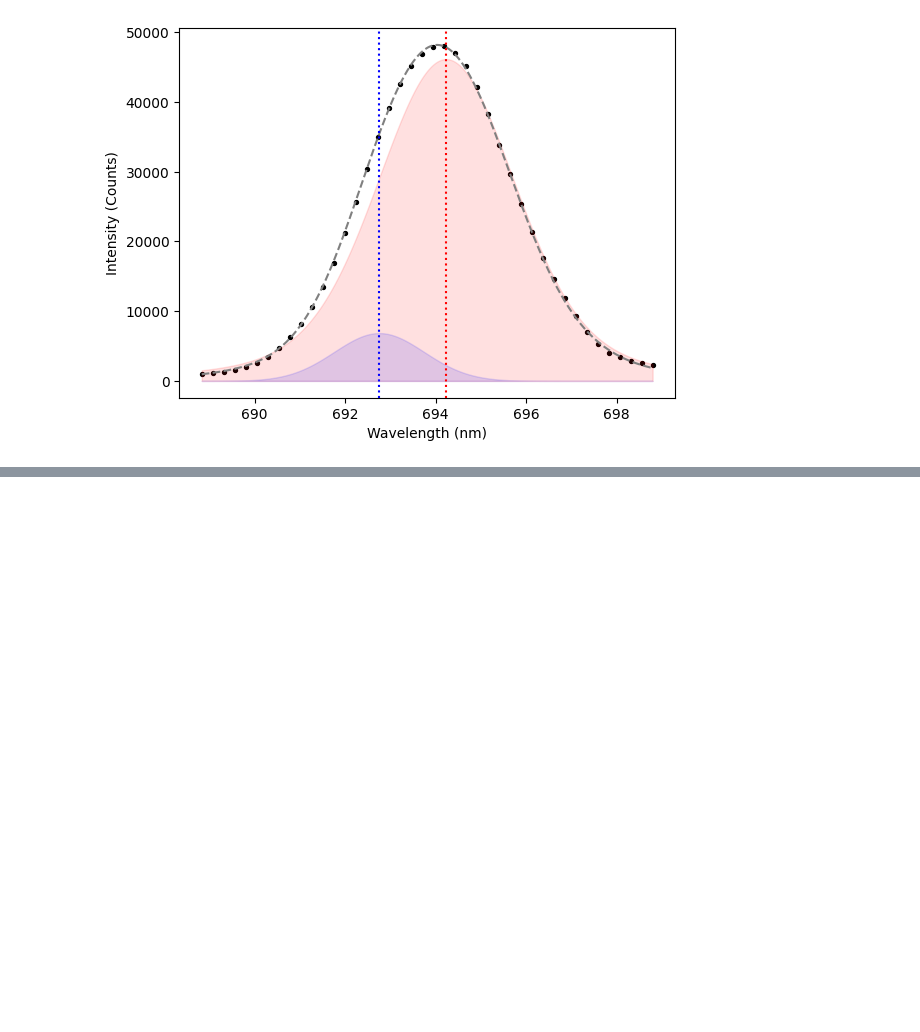
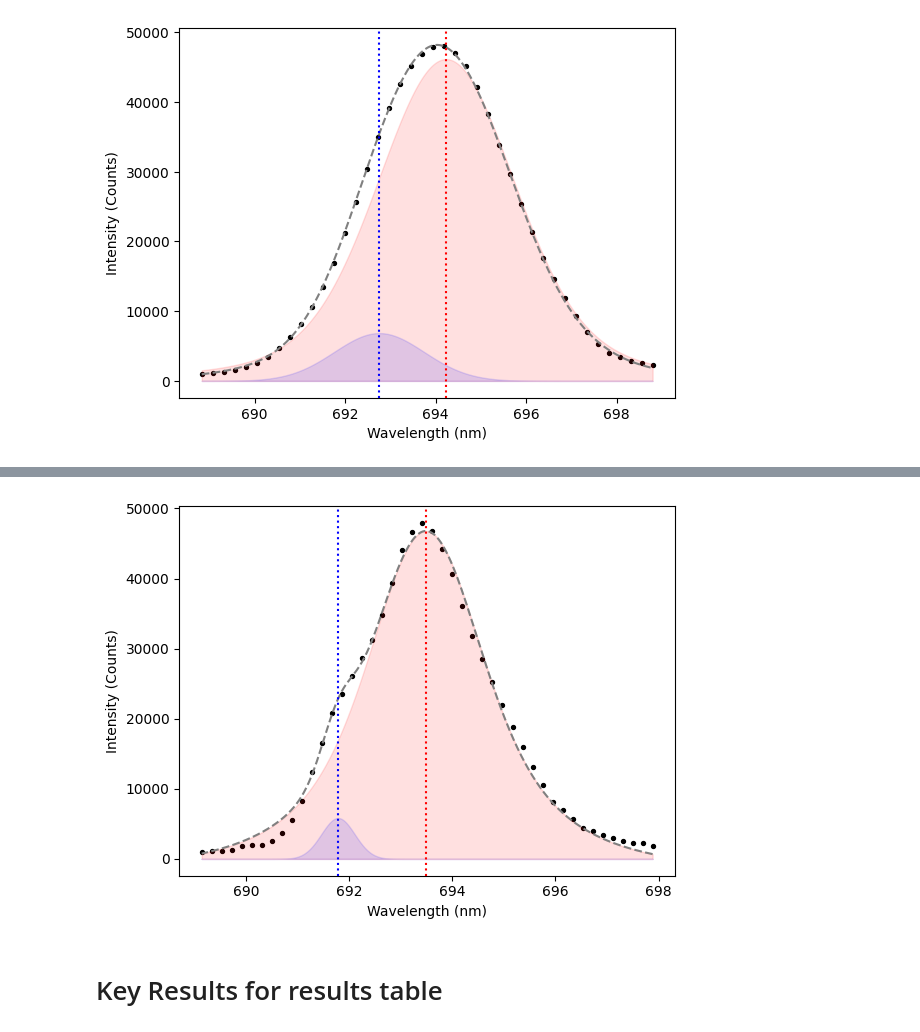
Before and after one commit to Sebastian426/Advanced-Lab-Code, a Jupyter notebook: Main_Results_Plots/Careful_Fits_Results_Table.ipynb, the cells around one changed output, grey strips where cells are left out. Saved outputs shown, nothing was run; the diff lists cells and outputs as text; code cells hidden in the pictures; blank space fills up the shorter version.

```diff
--- a/Main_Results_Plots/Careful_Fits_Results_Table.ipynb
+++ b/Main_Results_Plots/Careful_Fits_Results_Table.ipynb
@@ -424,0 +579,51 @@ plt.show()
+# %%
+####
+# 298
+####
+temp_index = 3
+
+A1_guess_ocean = np.max(y_ocean_masked[temp_index]) / 2
+A2_guess_ocean = 0.6 * A1_guess_ocean
+R1_guess_ocean_298 = wavelengths_masked[temp_index][np.argmax(y_ocean_masked[temp_index])]
+offset_guess_ocean_298 = np.min(y_ocean_masked[temp_index])
+
+p0_ocean_298 = [A1_guess_ocean, R1_guess_ocean_298, 0.3, 0.3,
+                A2_guess_ocean, -2, 0.3, 0.3, offset_guess_ocean_298]
+
+bounds_ocean_298 = [
+    [0.01 * A1_guess_ocean, R1_guess_ocean_298 - 5, 0, 0,
+     0.01 * A2_guess_ocean, -3, 0, 0, -np.inf],  #lower
+    [10 * A1_guess_ocean, R1_guess_ocean_298 + 5, np.inf, np.inf,
+     10 * A2_guess_ocean, -1, np.inf, np.inf, np.inf]  #upper
+]
+
+pop_ocean_298, cov_ocean_298 = curve_fit(voigt_model_double,
+                                         x_ocean_masked[temp_index],
+                                         y_ocean_masked[temp_index],
+                                         p0=p0_ocean_298,
+                                         bounds=bounds_ocean_298,
+                                         maxfev=10000)
+
+x_fit_298 = np.linspace(x_ocean_masked[temp_index][-1], x_ocean_masked[temp_index][0], 10000)
+
+pop_R1_ocean_298 = [pop_ocean_298[0], pop_ocean_298[1], pop_ocean_298[2], pop_ocean_298[3], pop_ocean_298[-1]]
+R1_ocean_298 = voigt_profile_single(x_fit_298, *pop_R1_ocean_298)
+
+pop_R2_ocean_298 = [pop_ocean_298[4], pop_ocean_298[5] + pop_ocean_298[1], pop_ocean_298[6], pop_ocean_298[7], 0]
+R2_ocean_298 = voigt_profile_single(x_fit_298, *pop_R2_ocean_298)
+
+plt.figure(1)
+plt.scatter(x_ocean_masked[temp_index], y_ocean_masked[temp_index], marker='o', color="black", s=8)
+plt.plot(x_fit_298, voigt_model_double(x_fit_298, *pop_ocean_298), color="grey", linestyle="--")
+
+plt.fill_between(x_fit_298, R1_ocean_298, 0, color="red", alpha=0.12)
+plt.fill_between(x_fit_298, R2_ocean_298, 0, color="blue", alpha=0.12)
+
+plt.axvline(pop_R1_ocean_298[1], color="red", linestyle=":")
+plt.axvline(pop_R2_ocean_298[1], color="blue", linestyle=":")
+
+plt.xlabel("Wavelength (nm)")
+plt.ylabel("Intensity (Counts)")
+plt.show()
+# %% [output]
+[figure, added]
@@ -424,0 +640,2 @@ plt.show()
+# %% [markdown]
+# Key Results for results table
```
Also changed, not shown: parts of 13 cells of this notebook.
